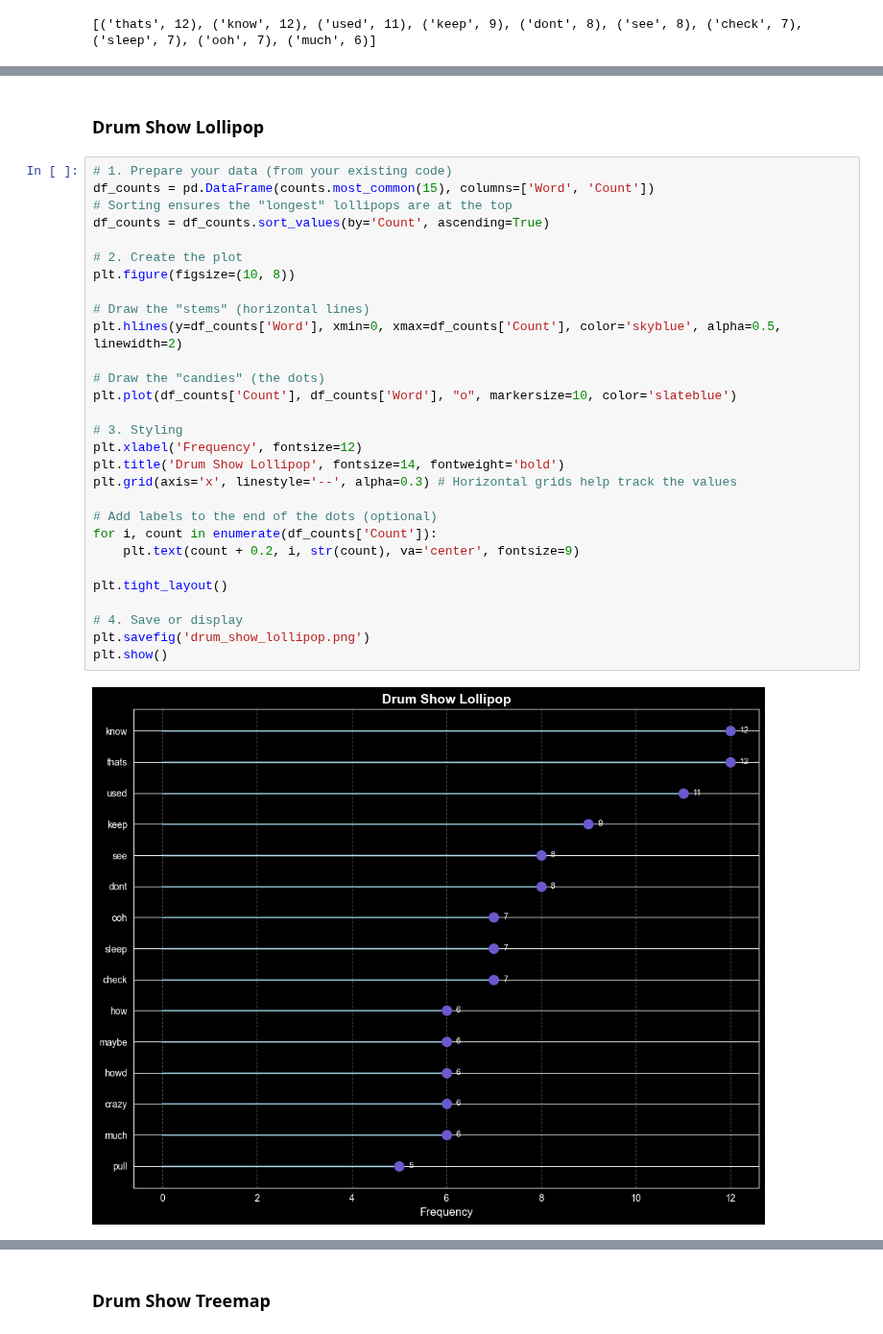
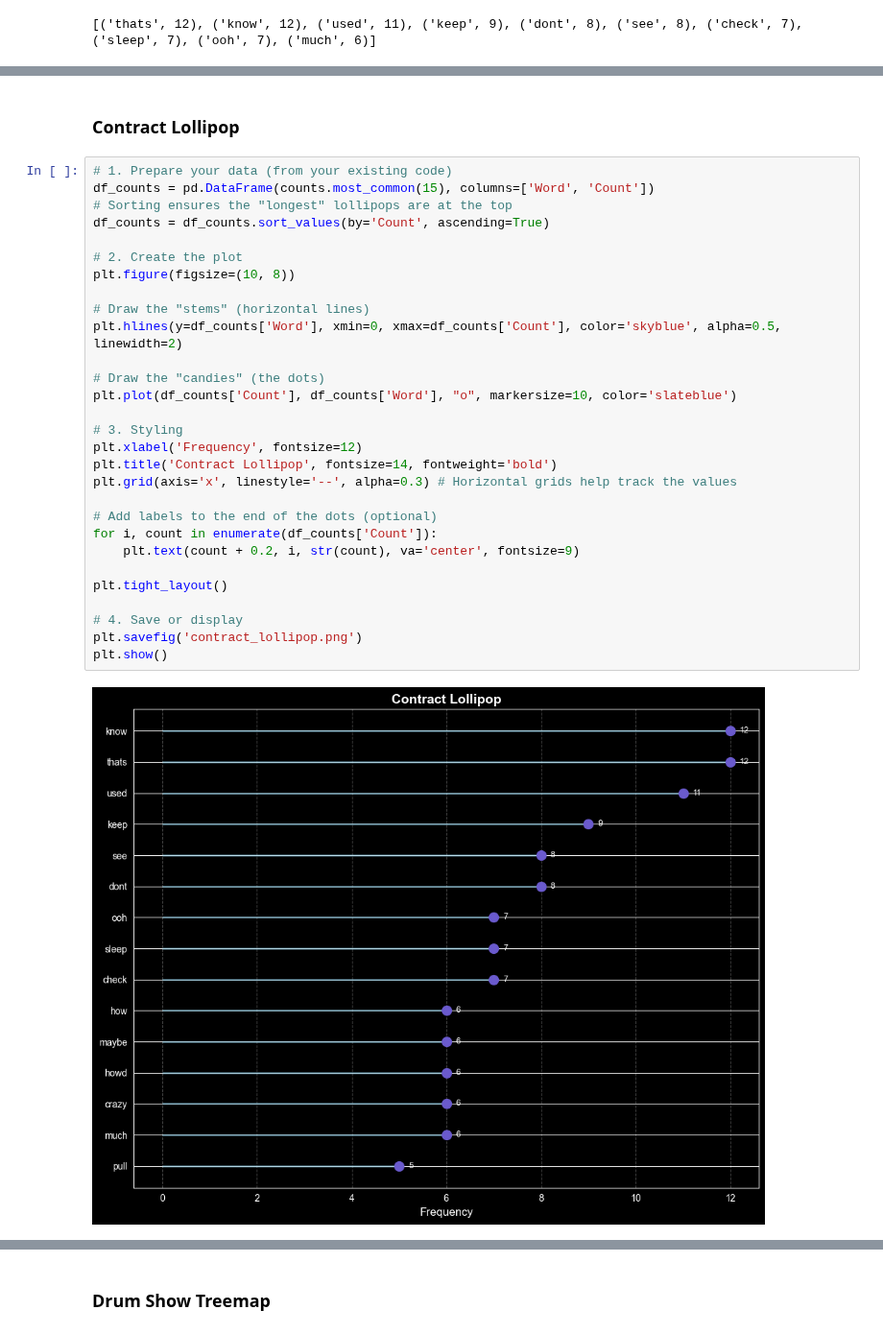
Before and after one commit to MeredithClikkie/torchbearerlab.github.io, a Jupyter notebook: Contract.ipynb, the cells around one changed output, grey strips where cells are left out. Shown at 96% size. Drawn from its saved outputs; the diff is of its cells as text.

Commit message:
Contract

```diff
--- a/Contract.ipynb
+++ b/Contract.ipynb
@@ -131,36 +131,36 @@ plt.savefig('drum_show_bar.png')
 # %% [output]
 [figure]
 # %% [markdown]
-### Drum Show Lollipop
+### Contract Lollipop
 # %%
 # 1. Prepare your data (from your existing code)
 df_counts = pd.DataFrame(counts.most_common(15), columns=['Word', 'Count'])
 # Sorting ensures the "longest" lollipops are at the top
 df_counts = df_counts.sort_values(by='Count', ascending=True)
 
 # 2. Create the plot
 plt.figure(figsize=(10, 8))
 
 # Draw the "stems" (horizontal lines)
 plt.hlines(y=df_counts['Word'], xmin=0, xmax=df_counts['Count'], color='skyblue', alpha=0.5, linewidth=2)
 
 # Draw the "candies" (the dots)
 plt.plot(df_counts['Count'], df_counts['Word'], "o", markersize=10, color='slateblue')
 
 # 3. Styling
 plt.xlabel('Frequency', fontsize=12)
-plt.title('Drum Show Lollipop', fontsize=14, fontweight='bold')
+plt.title('Contract Lollipop', fontsize=14, fontweight='bold')
 plt.grid(axis='x', linestyle='--', alpha=0.3) # Horizontal grids help track the values
 
 # Add labels to the end of the dots (optional)
 for i, count in enumerate(df_counts['Count']):
     plt.text(count + 0.2, i, str(count), va='center', fontsize=9)
 
 plt.tight_layout()
 
 # 4. Save or display
-plt.savefig('drum_show_lollipop.png')
+plt.savefig('contract_lollipop.png')
 plt.show()
 # %% [output]
-[figure, old version]
+[figure, new version]
 # %% [markdown]
```
Also changed, not shown: parts of 10 cells of this notebook, 1 other file.
